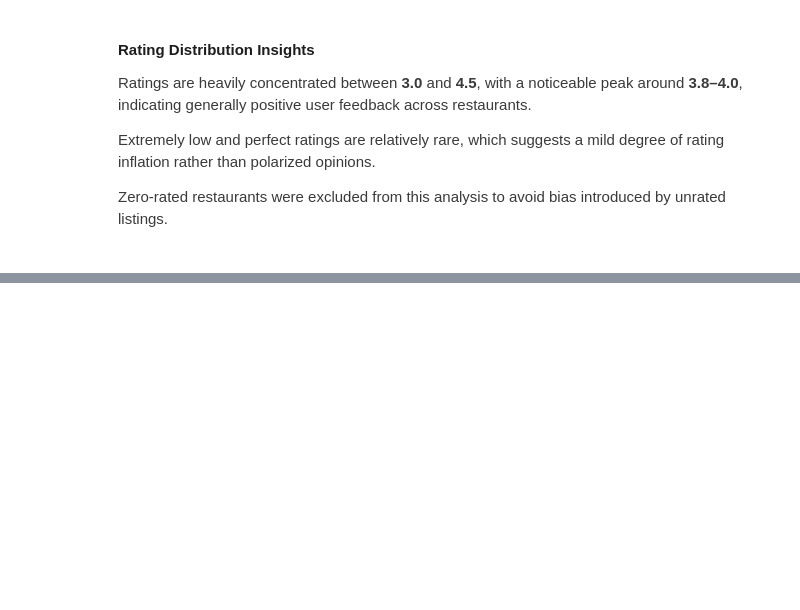
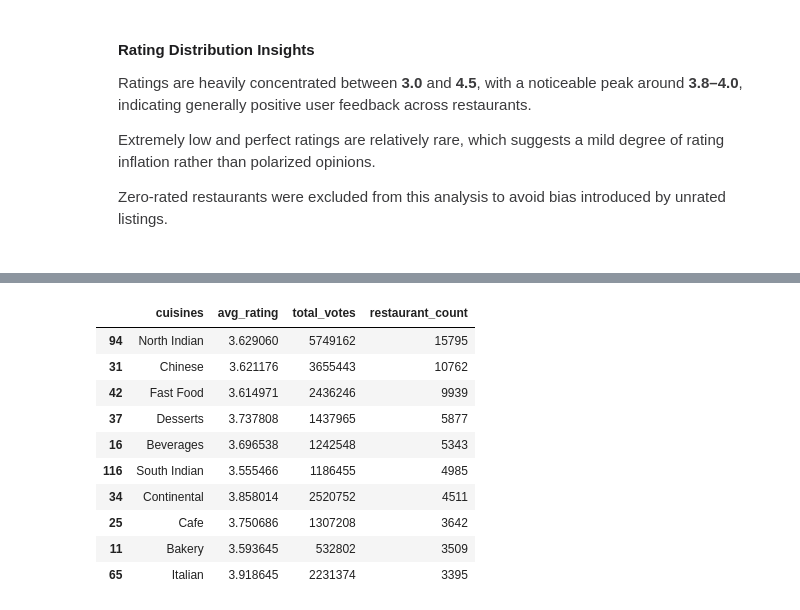
Before and after one commit to Ruchika-01/EDA-Projects, a Jupyter notebook: Zomato_Restaurant_Analytics.ipynb, the cells around one changed output, grey strips where cells are left out. Drawn from its saved outputs; the diff is of its cells as text; code cells hidden in the pictures; blank space fills up the shorter version.

```diff
--- a/Zomato_Restaurant_Analytics.ipynb
+++ b/Zomato_Restaurant_Analytics.ipynb
@@ -1284,0 +1384,16 @@ plt.show()
+# %%
+cuisine_stats_filtered.sort_values(
+    by='restaurant_count', ascending=False
+).head(10)
+# %% [output]
+|  | cuisines | avg_rating | total_votes | restaurant_count |
+| 94 | North Indian | 3.629060 | 5749162 | 15795 |
+| 31 | Chinese | 3.621176 | 3655443 | 10762 |
+| 42 | Fast Food | 3.614971 | 2436246 | 9939 |
+| 37 | Desserts | 3.737808 | 1437965 | 5877 |
+| 16 | Beverages | 3.696538 | 1242548 | 5343 |
+| 116 | South Indian | 3.555466 | 1186455 | 4985 |
+| 34 | Continental | 3.858014 | 2520752 | 4511 |
+| 25 | Cafe | 3.750686 | 1307208 | 3642 |
+| 11 | Bakery | 3.593645 | 532802 | 3509 |
+| 65 | Italian | 3.918645 | 2231374 | 3395 |
```
Also changed, not shown: parts of 12 cells of this notebook.
